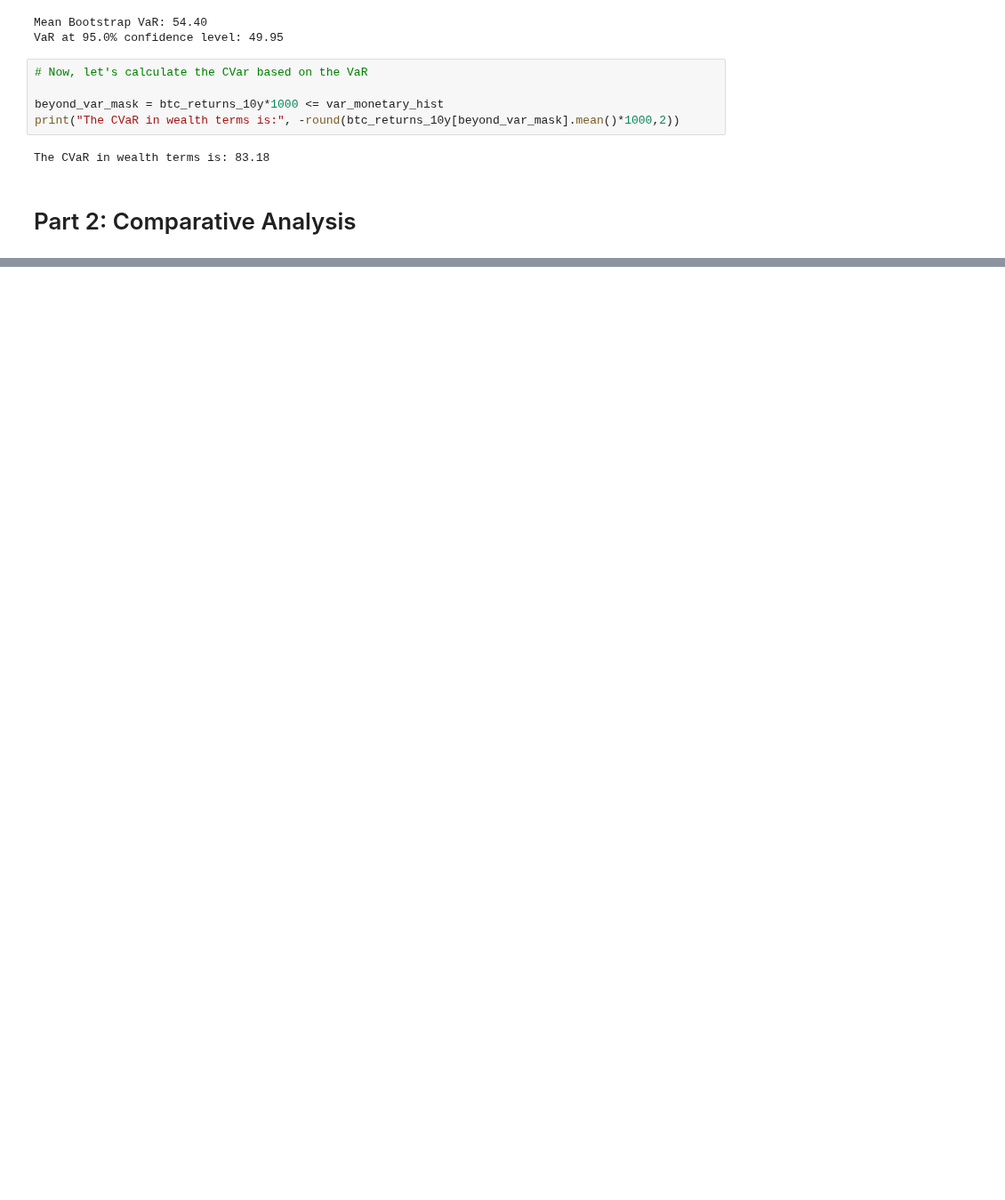
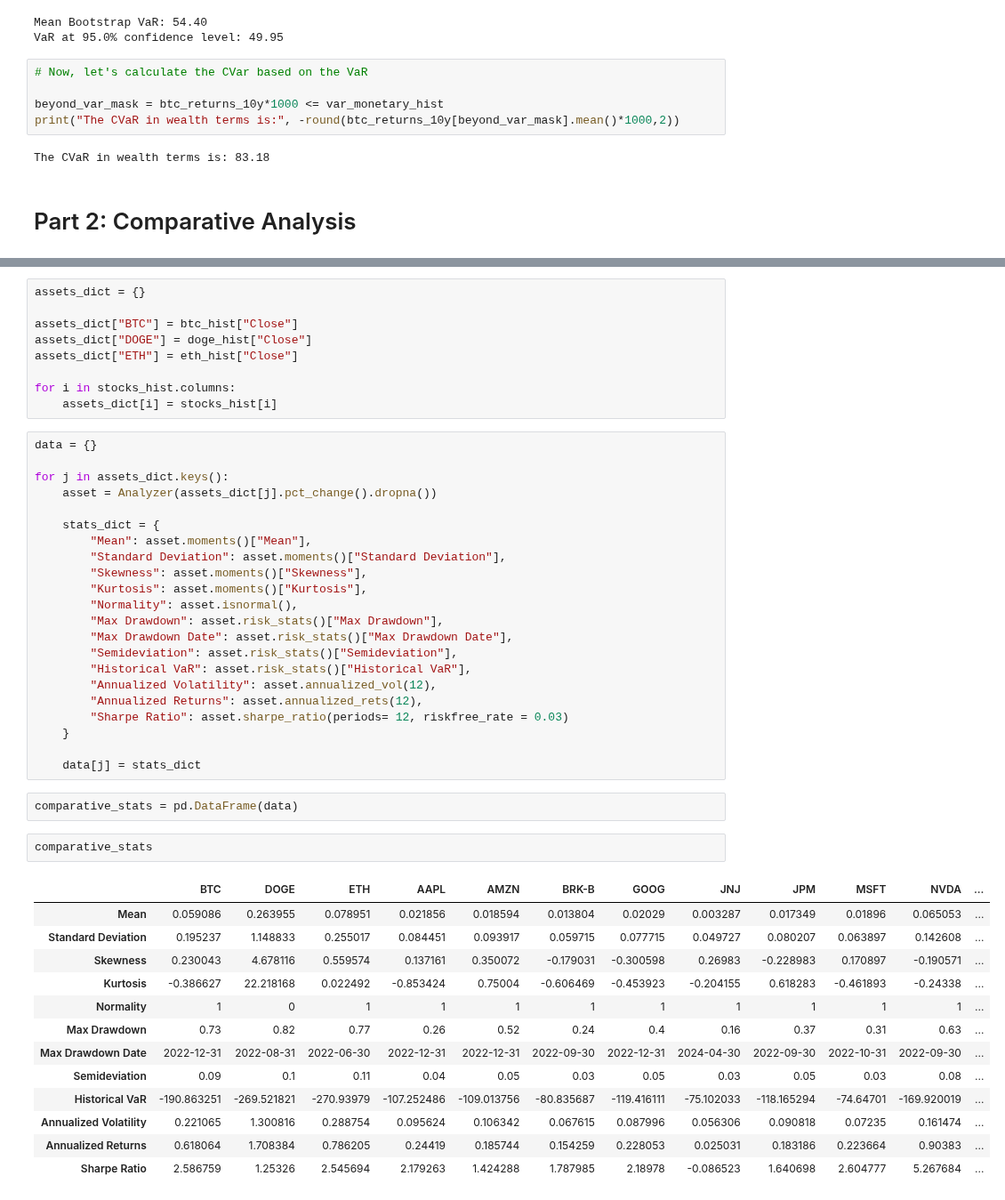
Before and after one commit to SaverioPCapra/University-Homeworks-Projects, a Jupyter notebook: Python Project/python_project.ipynb, the cells around one changed output, grey strips where cells are left out. Shown at 89% size. Cells and saved outputs as stored; diff of their text form; blank space fills up the shorter version.

```diff
--- a/Python Project/python_project.ipynb
+++ b/Python Project/python_project.ipynb
@@ -295,0 +308,49 @@ stocks_hist = tickers_stocks.history("10y")
+# %%
+assets_dict = {}
+
+assets_dict["BTC"] = btc_hist["Close"]
+assets_dict["DOGE"] = doge_hist["Close"]
+assets_dict["ETH"] = eth_hist["Close"]
+
+for i in stocks_hist.columns:
+    assets_dict[i] = stocks_hist[i]
+# %%
+data = {}
+
+for j in assets_dict.keys():
+    asset = Analyzer(assets_dict[j].pct_change().dropna())
+
+    stats_dict = {
+        "Mean": asset.moments()["Mean"],
+        "Standard Deviation": asset.moments()["Standard Deviation"],
+        "Skewness": asset.moments()["Skewness"],
+        "Kurtosis": asset.moments()["Kurtosis"],
+        "Normality": asset.isnormal(),
+        "Max Drawdown": asset.risk_stats()["Max Drawdown"],
+        "Max Drawdown Date": asset.risk_stats()["Max Drawdown Date"],
+        "Semideviation": asset.risk_stats()["Semideviation"],
+        "Historical VaR": asset.risk_stats()["Historical VaR"],
+        "Annualized Volatility": asset.annualized_vol(12),
+        "Annualized Returns": asset.annualized_rets(12),
+        "Sharpe Ratio": asset.sharpe_ratio(periods= 12, riskfree_rate = 0.03)
+    }
+
+    data[j] = stats_dict
+# %%
+comparative_stats = pd.DataFrame(data)
+# %%
+comparative_stats
+# %% [output]
+|  | BTC | DOGE | ETH | AAPL | AMZN | BRK-B | GOOG | JNJ | JPM | MSFT | NVDA | ... |
+| Mean | 0.059086 | 0.263955 | 0.078951 | 0.021856 | 0.018594 | 0.013804 | 0.02029 | 0.003287 | 0.017349 | 0.01896 | 0.065053 | ... |
+| Standard Deviation | 0.195237 | 1.148833 | 0.255017 | 0.084451 | 0.093917 | 0.059715 | 0.077715 | 0.049727 | 0.080207 | 0.063897 | 0.142608 | ... |
+| Skewness | 0.230043 | 4.678116 | 0.559574 | 0.137161 | 0.350072 | -0.179031 | -0.300598 | 0.26983 | -0.228983 | 0.170897 | -0.190571 | ... |
+| Kurtosis | -0.386627 | 22.218168 | 0.022492 | -0.853424 | 0.75004 | -0.606469 | -0.453923 | -0.204155 | 0.618283 | -0.461893 | -0.24338 | ... |
+| Normality | 1 | 0 | 1 | 1 | 1 | 1 | 1 | 1 | 1 | 1 | 1 | ... |
+| Max Drawdown | 0.73 | 0.82 | 0.77 | 0.26 | 0.52 | 0.24 | 0.4 | 0.16 | 0.37 | 0.31 | 0.63 | ... |
+| Max Drawdown Date | 2022-12-31 | 2022-08-31 | 2022-06-30 | 2022-12-31 | 2022-12-31 | 2022-09-30 | 2022-12-31 | 2024-04-30 | 2022-09-30 | 2022-10-31 | 2022-09-30 | ... |
+| Semideviation | 0.09 | 0.1 | 0.11 | 0.04 | 0.05 | 0.03 | 0.05 | 0.03 | 0.05 | 0.03 | 0.08 | ... |
+| Historical VaR | -190.863251 | -269.521821 | -270.93979 | -107.252486 | -109.013756 | -80.835687 | -119.416111 | -75.102033 | -118.165294 | -74.64701 | -169.920019 | ... |
+| Annualized Volatility | 0.221065 | 1.300816 | 0.288754 | 0.095624 | 0.106342 | 0.067615 | 0.087996 | 0.056306 | 0.090818 | 0.07235 | 0.161474 | ... |
+| Annualized Returns | 0.618064 | 1.708384 | 0.786205 | 0.24419 | 0.185744 | 0.154259 | 0.228053 | 0.025031 | 0.183186 | 0.223664 | 0.90383 | ... |
+| Sharpe Ratio | 2.586759 | 1.25326 | 2.545694 | 2.179263 | 1.424288 | 1.787985 | 2.18978 | -0.086523 | 1.640698 | 2.604777 | 5.267684 | ... |
```
Also changed, not shown: parts of 2 cells of this notebook.
